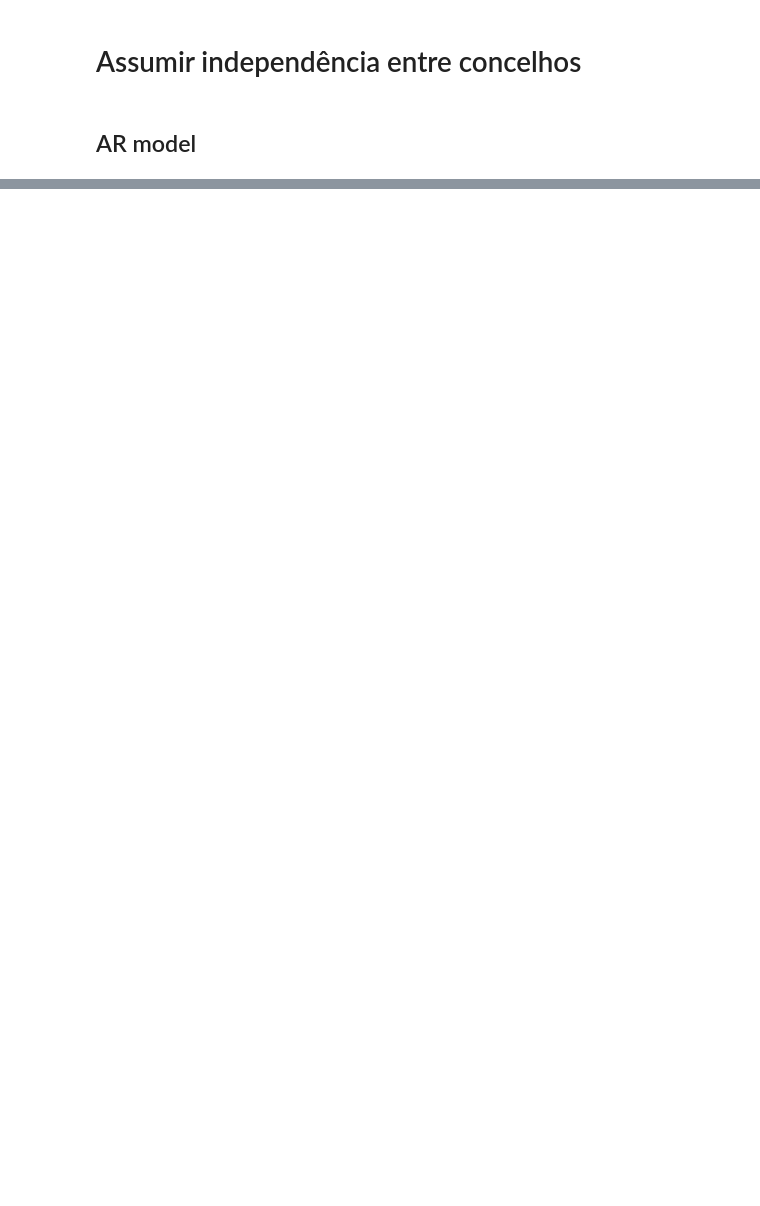
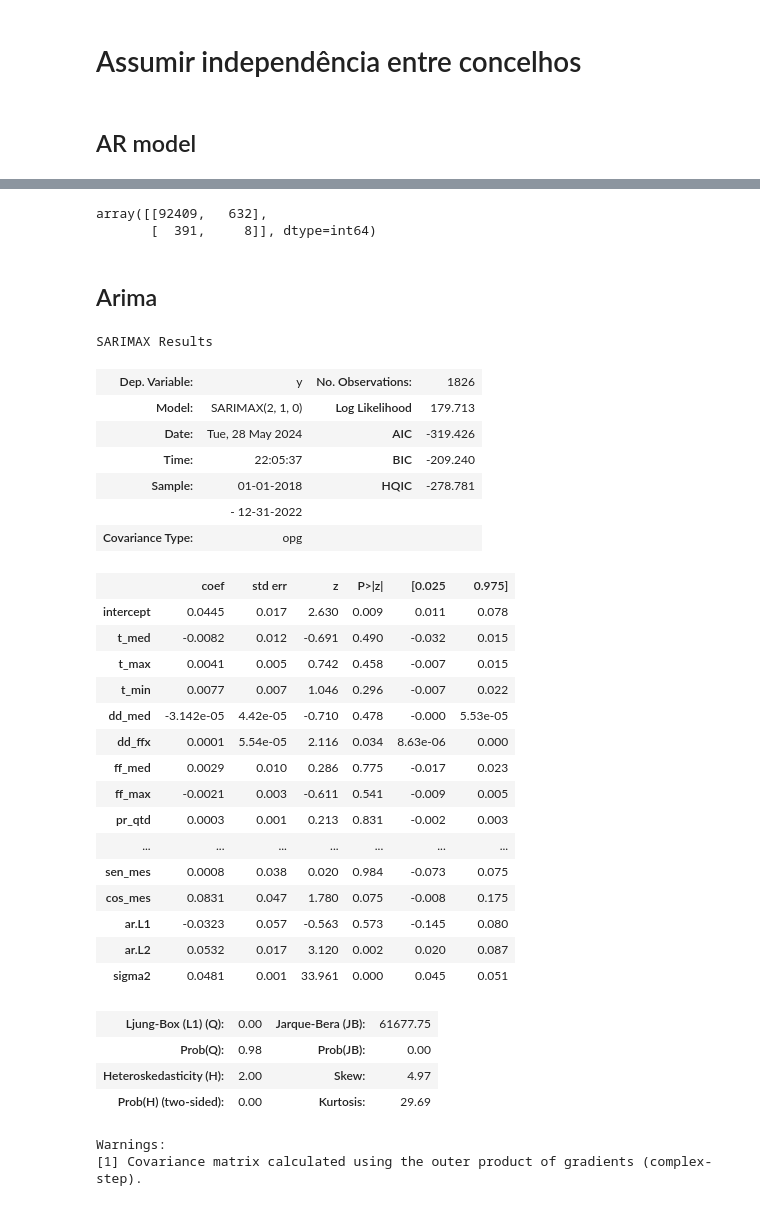
Before and after one commit to Vullkano/pfacd, a Jupyter notebook: src/modeling/modeling_cum.ipynb, the cells around one changed output, grey strips where cells are left out. Drawn from its saved outputs; the diff is of its cells as text; code cells hidden in the pictures; blank space fills up the shorter version.

```diff
--- a/src/modeling/modeling_cum.ipynb
+++ b/src/modeling/modeling_cum.ipynb
@@ -291,9 +294,0 @@ See the caveats in the documentation: https://pandas.pydata.org/pandas-docs/stab
-# %%
-# transform into events
-test["n_incidentes_predicted_diff"] = test["n_incidentes_predicted"].diff()
-# write first so it isn't NaN
-test["n_incidentes_predicted_diff"][0] = test["n_incidentes_predicted"][0] - train["n_incidentes"].iloc[-1]
-# filter only those that are > 0
-test_events = test[test["n_incidentes_predicted_diff"] > 0]
-timespamps = list(test_events.index)
-timespamps
@@ -572,0 +450,68 @@ cum_diarios[cum_diarios.index.get_level_values(1).year == 2023]
+# %%
+t[3][1]
+# %% [output]
+array([[92409,   632],
+       [  391,     8]], dtype=int64)
+# %% [markdown]
+## Arima
+# %%
+# auto arima lisboa
+from pmdarima.arima import auto_arima
+find_best_model = False
+if find_best_model:
+  cum_concelho = cum_diarios.loc["LISBOA"]
+  cum_concelho["n_incidentes"] = 0
+  for evento in eventos.loc["LISBOA"].index:
+    cum_concelho.loc[evento, "n_incidentes"] += 1
+  cum_concelho["n_incidentes_cum"] = cum_concelho["n_incidentes"].cumsum()
+  # split data
+  train = cum_concelho[cum_concelho.index.year < 2023]
+  test = cum_concelho[cum_concelho.index.year == 2023]
+  # fit model
+  model_fit = auto_arima(
+    y=train.n_incidentes_cum,
+    X=train.drop_constant_columns().drop(["n_incidentes_cum", "n_incidentes"], axis=1),
+    seasonal=True, m=12, stepwise=True,
+  )
+  # make prediction
+  predictions = model_fit.predict(n_periods=len(test), X=test.drop_constant_columns().drop(["n_incidentes_cum", "n_incidentes"], axis=1))
+  predictions_r = predictions.round()
+  # decode into events
+  predictions_diff = predictions_r.diff()
+  # add first value because diff removes it
+  predictions_diff[0] = predictions_r[0] - train.n_incidentes[-1]
+  # print parameters
+  model_fit.summary()
+  ##
+  ## SARIMAX(2,1,0)
+# %% [output]
+SARIMAX Results
+| Dep. Variable: | y | No. Observations: | 1826 |
+| Model: | SARIMAX(2, 1, 0) | Log Likelihood | 179.713 |
+| Date: | Tue, 28 May 2024 | AIC | -319.426 |
+| Time: | 22:05:37 | BIC | -209.240 |
+| Sample: | 01-01-2018 | HQIC | -278.781 |
+|  | - 12-31-2022 |  |  |
+| Covariance Type: | opg |  |  |
+|  | coef | std err | z | P>|z| | [0.025 | 0.975] |
+| intercept | 0.0445 | 0.017 | 2.630 | 0.009 | 0.011 | 0.078 |
+| t_med | -0.0082 | 0.012 | -0.691 | 0.490 | -0.032 | 0.015 |
+| t_max | 0.0041 | 0.005 | 0.742 | 0.458 | -0.007 | 0.015 |
+| t_min | 0.0077 | 0.007 | 1.046 | 0.296 | -0.007 | 0.022 |
+| dd_med | -3.142e-05 | 4.42e-05 | -0.710 | 0.478 | -0.000 | 5.53e-05 |
+| dd_ffx | 0.0001 | 5.54e-05 | 2.116 | 0.034 | 8.63e-06 | 0.000 |
+| ff_med | 0.0029 | 0.010 | 0.286 | 0.775 | -0.017 | 0.023 |
+| ff_max | -0.0021 | 0.003 | -0.611 | 0.541 | -0.009 | 0.005 |
+| pr_qtd | 0.0003 | 0.001 | 0.213 | 0.831 | -0.002 | 0.003 |
+| ... | ... | ... | ... | ... | ... | ... |
+| sen_mes | 0.0008 | 0.038 | 0.020 | 0.984 | -0.073 | 0.075 |
+| cos_mes | 0.0831 | 0.047 | 1.780 | 0.075 | -0.008 | 0.175 |
+| ar.L1 | -0.0323 | 0.057 | -0.563 | 0.573 | -0.145 | 0.080 |
+| ar.L2 | 0.0532 | 0.017 | 3.120 | 0.002 | 0.020 | 0.087 |
+| sigma2 | 0.0481 | 0.001 | 33.961 | 0.000 | 0.045 | 0.051 |
+| Ljung-Box (L1) (Q): | 0.00 | Jarque-Bera (JB): | 61677.75 |
+| Prob(Q): | 0.98 | Prob(JB): | 0.00 |
+| Heteroskedasticity (H): | 2.00 | Skew: | 4.97 |
+| Prob(H) (two-sided): | 0.00 | Kurtosis: | 29.69 |
+Warnings:
+[1] Covariance matrix calculated using the outer product of gradients (complex-step).
```
Also changed, not shown: parts of 31 cells of this notebook, 2 other files.
